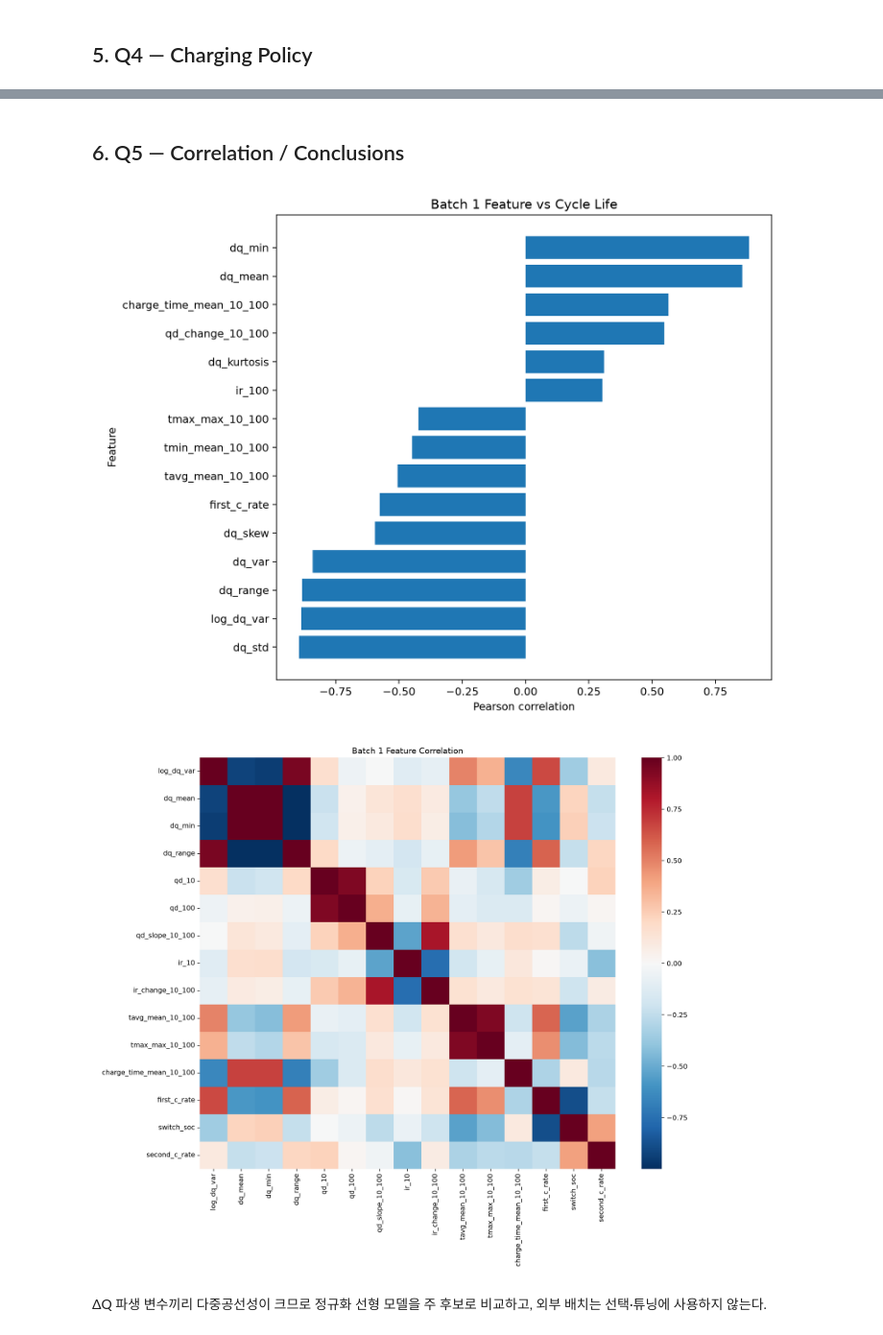
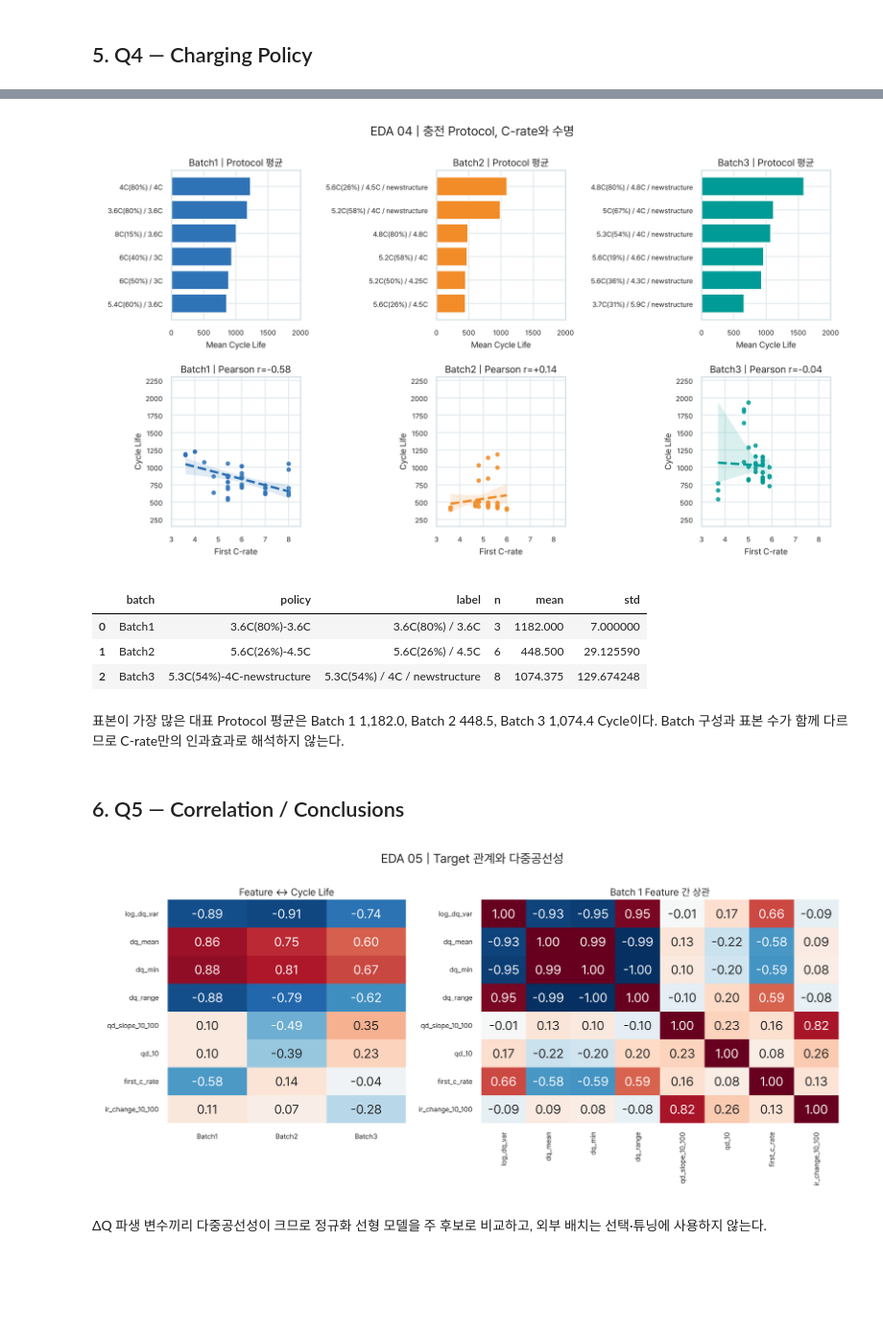
Before and after one commit to asdasd571/DS_MiniProject, a Jupyter notebook: notebooks/01_EDA.ipynb, the cells around one changed output, grey strips where cells are left out. Shown at 96% size. Drawn from its saved outputs; the diff is of its cells as text; code cells hidden in the pictures; blank space fills up the shorter version.

```diff
--- a/notebooks/01_EDA.ipynb
+++ b/notebooks/01_EDA.ipynb
@@ -70,9 +58,23 @@ display(Image(filename=RESULTS/'figures/eda_charging_policy.png')); pd.read_csv(
+# %%
+display(Image(filename=RESULTS/'figures/day1_eda04_charging_by_batch.png'))
+rows=[]
+for batch, values in evidence['batches'].items():
+    top=max(values['charging_policy'], key=lambda x: x['n'])
+    rows.append({'batch': batch, **top})
+pd.DataFrame(rows)
+# %% [output]
+[figure, added]
+|  | batch | policy | label | n | mean | std |
+| 0 | Batch1 | 3.6C(80%)-3.6C | 3.6C(80%) / 3.6C | 3 | 1182.000 | 7.000000 |
+| 1 | Batch2 | 5.6C(26%)-4.5C | 5.6C(26%) / 4.5C | 6 | 448.500 | 29.125590 |
+| 2 | Batch3 | 5.3C(54%)-4C-newstructure | 5.3C(54%) / 4C / newstructure | 8 | 1074.375 | 129.674248 |
+# %% [markdown]
+표본이 가장 많은 대표 Protocol 평균은 Batch 1 1,182.0, Batch 2 448.5, Batch 3 1,074.4 Cycle이다. Batch 구성과 표본 수가 함께 다르므로 C-rate만의 인과효과로 해석하지 않는다.
 # %% [markdown]
 ## 6. Q5 — Correlation / Conclusions
 # %%
-display(Image(filename=RESULTS/'figures/eda_feature_target_corr.png')); display(Image(filename=RESULTS/'figures/eda_feature_corr_heatmap.png'))
+display(Image(filename=RESULTS/'figures/day1_eda05_correlation_strategy.png'))
 # %% [output]
-[figure, old version]
+[figure, new version]
-[figure, removed]
 # %% [markdown]
 ΔQ 파생 변수끼리 다중공선성이 크므로 정규화 선형 모델을 주 후보로 비교하고, 외부 배치는 선택·튜닝에 사용하지 않는다.
```
Also changed, not shown: parts of 11 cells of this notebook, 9 other files.
